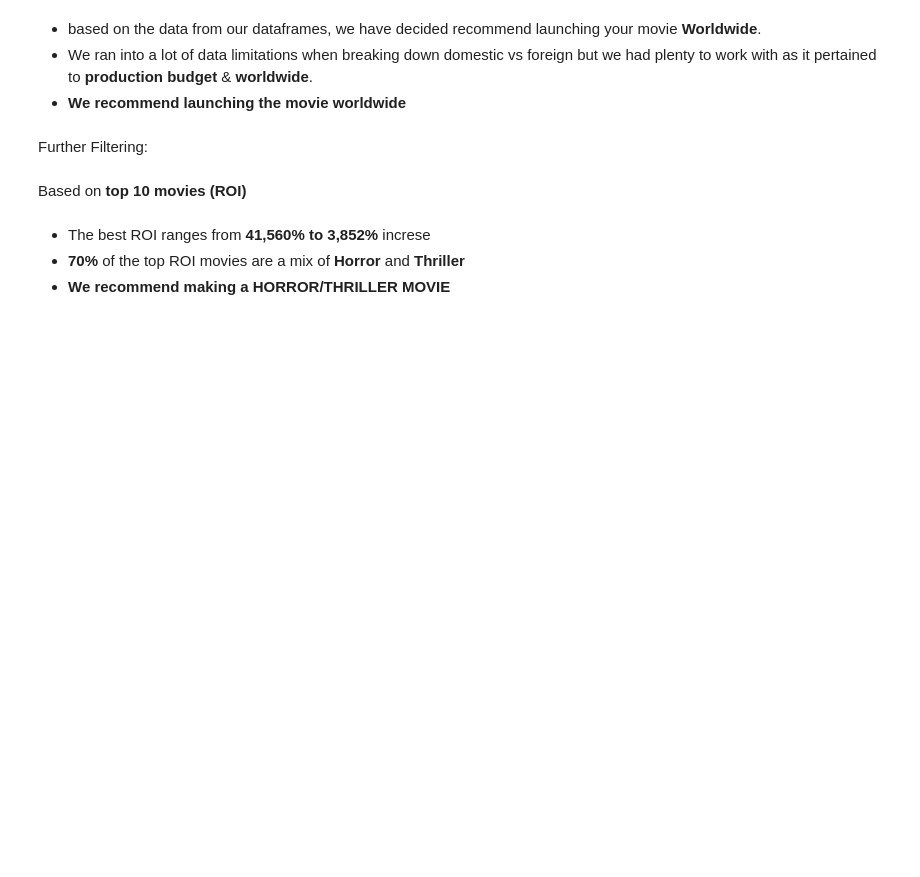
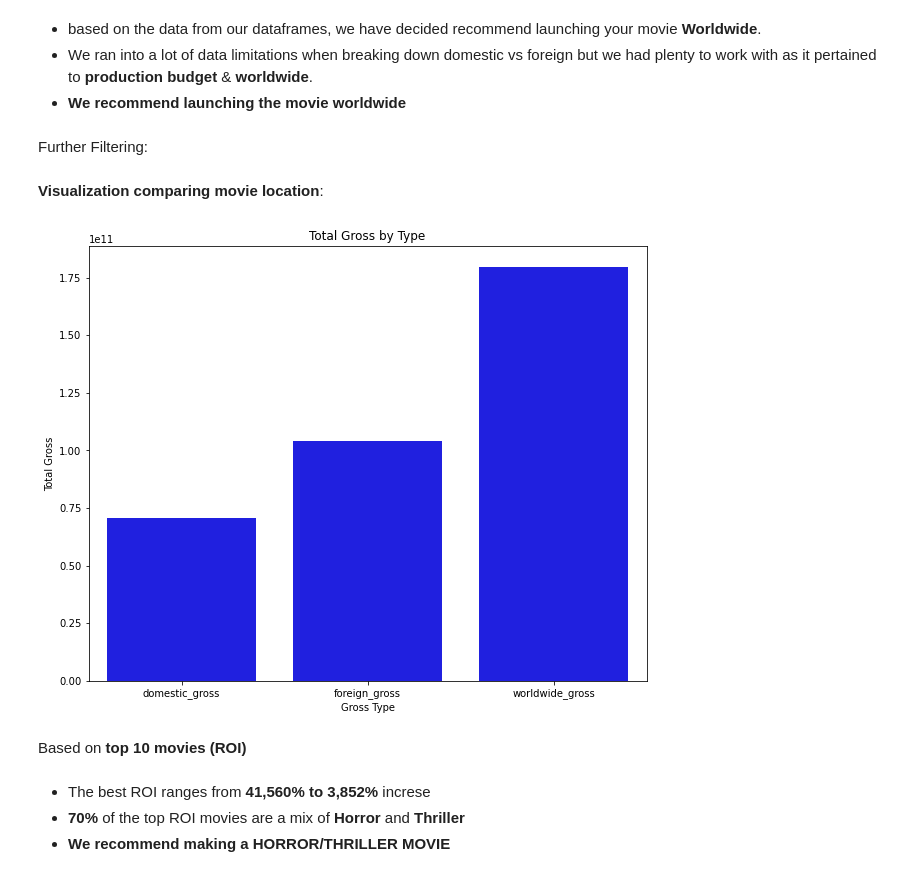
Before and after one commit to learn-co-curriculum/dsc-phase-2-project-v3, a Jupyter notebook: main_workbook.ipynb, the cells around one changed output. Drawn from its saved outputs; the diff is of its cells as text; code cells hidden in the pictures; blank space fills up the shorter version.

Commit message:
visualizations added to show genre and location

```diff
--- a/main_workbook.ipynb
+++ b/main_workbook.ipynb
@@ -432,6 +434,28 @@ calc_df = calc_df[~calc_df['foreign_gross'].isna()]
 calc_df = calc_df.sort_values('roi', ascending=False)
 # removing movie duplicates values in ROI
 calc_df = calc_df.loc[~calc_df['roi'].duplicated(), :]
+# %% [markdown]
+**Visualization comparing movie location**:
+# %%
+# convert 'foreign_gross' to float
+calc_df['foreign_gross'] = pd.to_numeric(calc_df['foreign_gross'], errors='coerce')
+
+# calculate the sums
+sums = calc_df[['domestic_gross', 'foreign_gross', 'worldwide_gross']].sum()
+
+# create a new dataframe with sums
+df_sums = pd.DataFrame({'gross_type': sums.index, 'sum': sums.values})
+
+# Now use seaborn to create the visualization
+plt.figure(figsize=(10,8))
+sns.barplot(x='gross_type', y='sum', data=df_sums, ci=None, color='blue')
+plt.title('Total Gross by Type')
+plt.xlabel('Gross Type')
+plt.ylabel('Total Gross')
+# plt.xticks(rotation=90) # This line is commented out to display labels horizontally
+plt.show();
+# %% [output]
+[figure, added]
 # %% [markdown]
 Based on **top 10 movies (ROI)**
 # %% [markdown]
```
Also changed, not shown: parts of 3 cells of this notebook.
